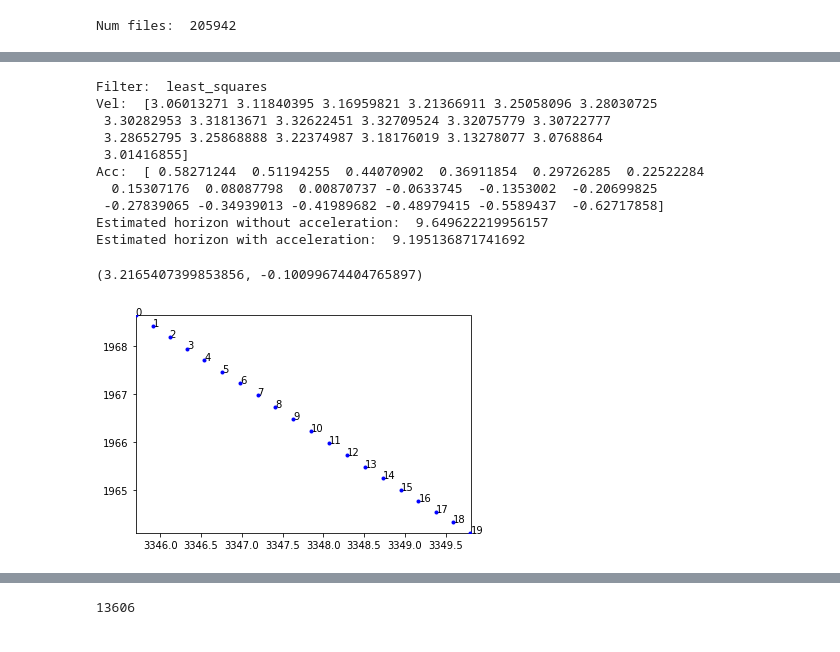
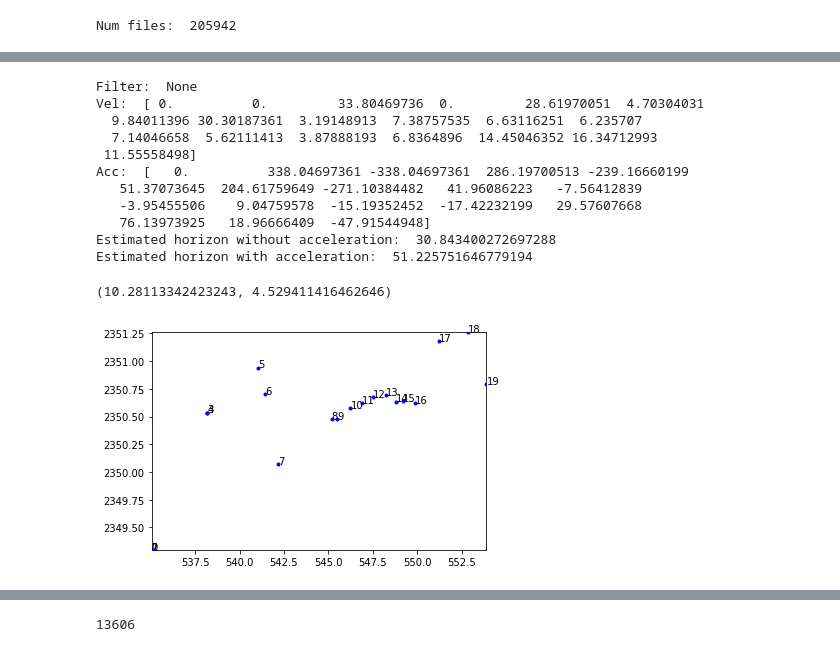
Before and after one commit to Cram3r95/mapfe4mp, a Jupyter notebook: evaluate/argoverse/test_argoverse_forecasting_map.ipynb, the cells around one changed output, grey strips where cells are left out. Cells and saved outputs as stored; diff of their text form; code cells hidden in the pictures.

```diff
--- a/evaluate/argoverse/test_argoverse_forecasting_map.ipynb
+++ b/evaluate/argoverse/test_argoverse_forecasting_map.ipynb
@@ -118,43 +118,44 @@ Time consumed:  0.3514101505279541
 # %%
 split_name = "train"
-seq_id = 252
+seq_id = 4567
 seq_path = f"{BASE_DIR}/data/datasets/argoverse/motion-forecasting/{split_name}/data/{seq_id}.csv"
 df = pd.read_csv(seq_path, dtype={"TIMESTAMP": str})
 
 obs_len = 20
 pred_len = 30
 
 RAW_DATA_FORMAT = {
     "TIMESTAMP": 0,
     "TRACK_ID": 1,
     "OBJECT_TYPE": 2,
     "X": 3,
     "Y": 4,
     "CITY_NAME": 5,
 }
 
 # Get social and map features for the agent
 
 agent_track = df[df["OBJECT_TYPE"] == "AGENT"].values
 
 agent_xy = agent_track[:,[RAW_DATA_FORMAT["X"],RAW_DATA_FORMAT["Y"]]].astype("float")
 
 map_features_utils_instance = map_functions.MapFeaturesUtils()
-# map_features_utils_instance.get_agent_velocity_and_acceleration(agent_xy,debug=True)
+map_features_utils_instance.get_agent_velocity_and_acceleration(agent_xy,debug=True)
 # map_features_utils_instance.get_agent_velocity_and_acceleration(agent_xy,filter="savgol",debug=True)
 # map_features_utils_instance.get_agent_velocity_and_acceleration(agent_xy,filter="cubic_spline",debug=True)
 # map_features_utils_instance.get_agent_velocity_and_acceleration(agent_xy,filter="savgol+cubic_spline",debug=True)
-map_features_utils_instance.get_agent_velocity_and_acceleration(agent_xy,filter="least_squares",debug=True)
+# map_features_utils_instance.get_agent_velocity_and_acceleration(agent_xy,filter="least_squares",debug=True)
 # %% [output]
-Filter:  least_squares
-Vel:  [3.06013271 3.11840395 3.16959821 3.21366911 3.25058096 3.28030725
- 3.30282953 3.31813671 3.32622451 3.32709524 3.32075779 3.30722777
- 3.28652795 3.25868888 3.22374987 3.18176019 3.13278077 3.0768864
- 3.01416855]
-Acc:  [ 0.58271244  0.51194255  0.44070902  0.36911854  0.29726285  0.22522284
-  0.15307176  0.08087798  0.00870737 -0.0633745  -0.1353002  -0.20699825
- -0.27839065 -0.34939013 -0.41989682 -0.48979415 -0.5589437  -0.62717858]
-Estimated horizon without acceleration:  9.649622219956157
-Estimated horizon with acceleration:  9.195136871741692
+Filter:  None
+Vel:  [ 0.          0.         33.80469736  0.         28.61970051  4.70304031
+  9.84011396 30.30187361  3.19148913  7.38757535  6.63116251  6.235707
+  7.14046658  5.62111413  3.87888193  6.8364896  14.45046352 16.34712993
+ 11.55558498]
+Acc:  [   0.          338.04697361 -338.04697361  286.19700513 -239.16660199
+   51.37073645  204.61759649 -271.10384482   41.96086223   -7.56412839
+   -3.95455506    9.04759578  -15.19352452  -17.42232199   29.57607668
+   76.13973925   18.96666409  -47.91544948]
+Estimated horizon without acceleration:  30.843400272697288
+Estimated horizon with acceleration:  51.225751646779194
-(3.2165407399853856, -0.10099674404765897)
+(10.28113342423243, 4.529411416462646)
-[figure, old version]
+[figure, new version]
```
Also changed, not shown: parts of 5 cells of this notebook, 14 other files.
